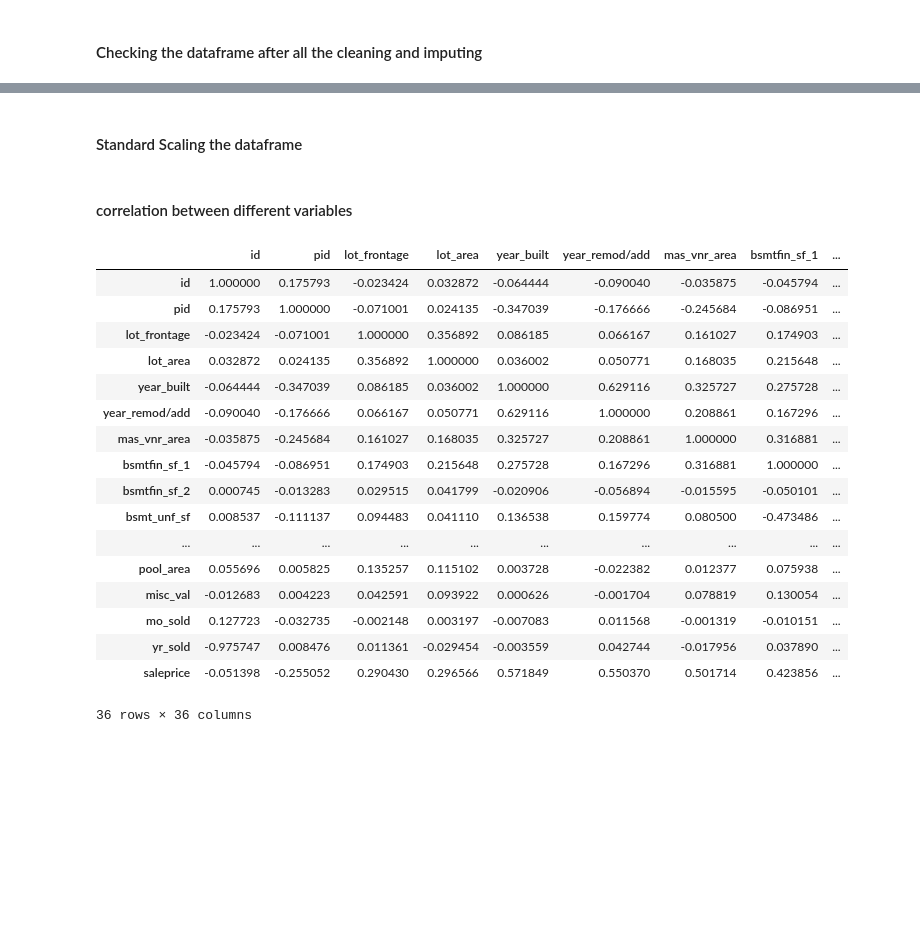
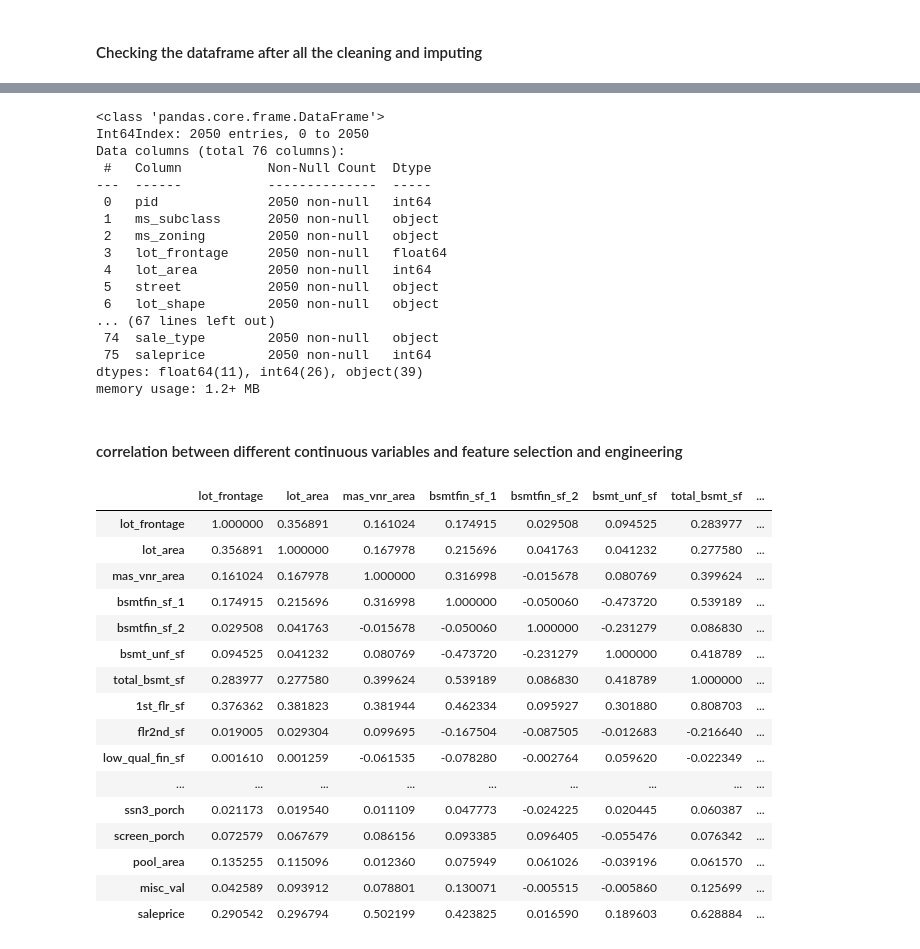
Before and after one commit to sabaiitj/Ames-Housing-Data, a Jupyter notebook: Saba_project_2.ipynb, the cells around one changed output, grey strips where cells are left out. Cells and saved outputs as stored; diff of their text form; code cells hidden in the pictures; blank space fills up the shorter version.

```diff
--- a/Saba_project_2.ipynb
+++ b/Saba_project_2.ipynb
@@ -1326,5 +1326,3 @@ d=set(dict_overall_cond.keys())
 d
 # %% [output]
 {'1', '10', '2', '3', '4', '5', '6', '7', '8', '9'}
-# %%
-df['overall_cond']=df['overall_cond'].apply(lambda x: str(x))
@@ -1346,5 +1338,3 @@ b=dict_overall_qual.keys()
 b
 # %% [output]
 dict_keys(['10', '9', '8', '7', '6', '5', '4', '3', '2', '1'])
-# %%
-df['overall_qual']=df['overall_qual'].apply(lambda x: str(x))
@@ -1942 +1919,3 @@ dtypes: float64(11), int64(25), object(41)
 memory usage: 1.2+ MB
+# %%
+df.drop(columns='id',inplace=True)
@@ -1943 +1947,24 @@ memory usage: 1.2+ MB
+# %%
+df.drop(df[df.garage_yr_blt>2022].index,inplace=True)
+# removing the entry with garage yr built over 2022 based on the scatter plots above
+# %%
+df.info()
+# %% [output]
+<class 'pandas.core.frame.DataFrame'>
+Int64Index: 2050 entries, 0 to 2050
+Data columns (total 76 columns):
+ #   Column           Non-Null Count  Dtype
+---  ------           --------------  -----
+ 0   pid              2050 non-null   int64
+ 1   ms_subclass      2050 non-null   object
+ 2   ms_zoning        2050 non-null   object
+ 3   lot_frontage     2050 non-null   float64
+ 4   lot_area         2050 non-null   int64
+ 5   street           2050 non-null   object
+ 6   lot_shape        2050 non-null   object
+... (67 lines left out)
+ 74  sale_type        2050 non-null   object
+ 75  saleprice        2050 non-null   int64
+dtypes: float64(11), int64(26), object(39)
+memory usage: 1.2+ MB
 # %%
@@ -1945,25 +1972,22 @@ df.to_csv('datasets/cleaned_data.csv', index=False)
-# %% [markdown]
-#### Standard Scaling the dataframe
 # %% [markdown]
-#### correlation between different variables
+#### correlation between different  continuous variables and feature selection and engineering
 # %%
-df.corr()
+(df[continuous+['saleprice']]).corr()
 # %% [output]
-|  | id | pid | lot_frontage | lot_area | year_built | year_remod/add | mas_vnr_area | bsmtfin_sf_1 | ... |
-| id | 1.000000 | 0.175793 | -0.023424 | 0.032872 | -0.064444 | -0.090040 | -0.035875 | -0.045794 | ... |
-| pid | 0.175793 | 1.000000 | -0.071001 | 0.024135 | -0.347039 | -0.176666 | -0.245684 | -0.086951 | ... |
-| lot_frontage | -0.023424 | -0.071001 | 1.000000 | 0.356892 | 0.086185 | 0.066167 | 0.161027 | 0.174903 | ... |
-| lot_area | 0.032872 | 0.024135 | 0.356892 | 1.000000 | 0.036002 | 0.050771 | 0.168035 | 0.215648 | ... |
-| year_built | -0.064444 | -0.347039 | 0.086185 | 0.036002 | 1.000000 | 0.629116 | 0.325727 | 0.275728 | ... |
-| year_remod/add | -0.090040 | -0.176666 | 0.066167 | 0.050771 | 0.629116 | 1.000000 | 0.208861 | 0.167296 | ... |
-| mas_vnr_area | -0.035875 | -0.245684 | 0.161027 | 0.168035 | 0.325727 | 0.208861 | 1.000000 | 0.316881 | ... |
-| bsmtfin_sf_1 | -0.045794 | -0.086951 | 0.174903 | 0.215648 | 0.275728 | 0.167296 | 0.316881 | 1.000000 | ... |
-| bsmtfin_sf_2 | 0.000745 | -0.013283 | 0.029515 | 0.041799 | -0.020906 | -0.056894 | -0.015595 | -0.050101 | ... |
-| bsmt_unf_sf | 0.008537 | -0.111137 | 0.094483 | 0.041110 | 0.136538 | 0.159774 | 0.080500 | -0.473486 | ... |
-| ... | ... | ... | ... | ... | ... | ... | ... | ... | ... |
-| pool_area | 0.055696 | 0.005825 | 0.135257 | 0.115102 | 0.003728 | -0.022382 | 0.012377 | 0.075938 | ... |
-| misc_val | -0.012683 | 0.004223 | 0.042591 | 0.093922 | 0.000626 | -0.001704 | 0.078819 | 0.130054 | ... |
-| mo_sold | 0.127723 | -0.032735 | -0.002148 | 0.003197 | -0.007083 | 0.011568 | -0.001319 | -0.010151 | ... |
-| yr_sold | -0.975747 | 0.008476 | 0.011361 | -0.029454 | -0.003559 | 0.042744 | -0.017956 | 0.037890 | ... |
-| saleprice | -0.051398 | -0.255052 | 0.290430 | 0.296566 | 0.571849 | 0.550370 | 0.501714 | 0.423856 | ... |
+|  | lot_frontage | lot_area | mas_vnr_area | bsmtfin_sf_1 | bsmtfin_sf_2 | bsmt_unf_sf | total_bsmt_sf | ... |
+| lot_frontage | 1.000000 | 0.356891 | 0.161024 | 0.174915 | 0.029508 | 0.094525 | 0.283977 | ... |
+| lot_area | 0.356891 | 1.000000 | 0.167978 | 0.215696 | 0.041763 | 0.041232 | 0.277580 | ... |
+| mas_vnr_area | 0.161024 | 0.167978 | 1.000000 | 0.316998 | -0.015678 | 0.080769 | 0.399624 | ... |
+| bsmtfin_sf_1 | 0.174915 | 0.215696 | 0.316998 | 1.000000 | -0.050060 | -0.473720 | 0.539189 | ... |
+| bsmtfin_sf_2 | 0.029508 | 0.041763 | -0.015678 | -0.050060 | 1.000000 | -0.231279 | 0.086830 | ... |
+| bsmt_unf_sf | 0.094525 | 0.041232 | 0.080769 | -0.473720 | -0.231279 | 1.000000 | 0.418789 | ... |
+| total_bsmt_sf | 0.283977 | 0.277580 | 0.399624 | 0.539189 | 0.086830 | 0.418789 | 1.000000 | ... |
+| 1st_flr_sf | 0.376362 | 0.381823 | 0.381944 | 0.462334 | 0.095927 | 0.301880 | 0.808703 | ... |
+| flr2nd_sf | 0.019005 | 0.029304 | 0.099695 | -0.167504 | -0.087505 | -0.012683 | -0.216640 | ... |
+| low_qual_fin_sf | 0.001610 | 0.001259 | -0.061535 | -0.078280 | -0.002764 | 0.059620 | -0.022349 | ... |
+| ... | ... | ... | ... | ... | ... | ... | ... | ... |
+| ssn3_porch | 0.021173 | 0.019540 | 0.011109 | 0.047773 | -0.024225 | 0.020445 | 0.060387 | ... |
+| screen_porch | 0.072579 | 0.067679 | 0.086156 | 0.093385 | 0.096405 | -0.055476 | 0.076342 | ... |
+| pool_area | 0.135255 | 0.115096 | 0.012360 | 0.075949 | 0.061026 | -0.039196 | 0.061570 | ... |
+| misc_val | 0.042589 | 0.093912 | 0.078801 | 0.130071 | -0.005515 | -0.005860 | 0.125699 | ... |
+| saleprice | 0.290542 | 0.296794 | 0.502199 | 0.423825 | 0.016590 | 0.189603 | 0.628884 | ... |
-36 rows × 36 columns
```
Also changed, not shown: parts of 62 cells of this notebook, 2 other files.
